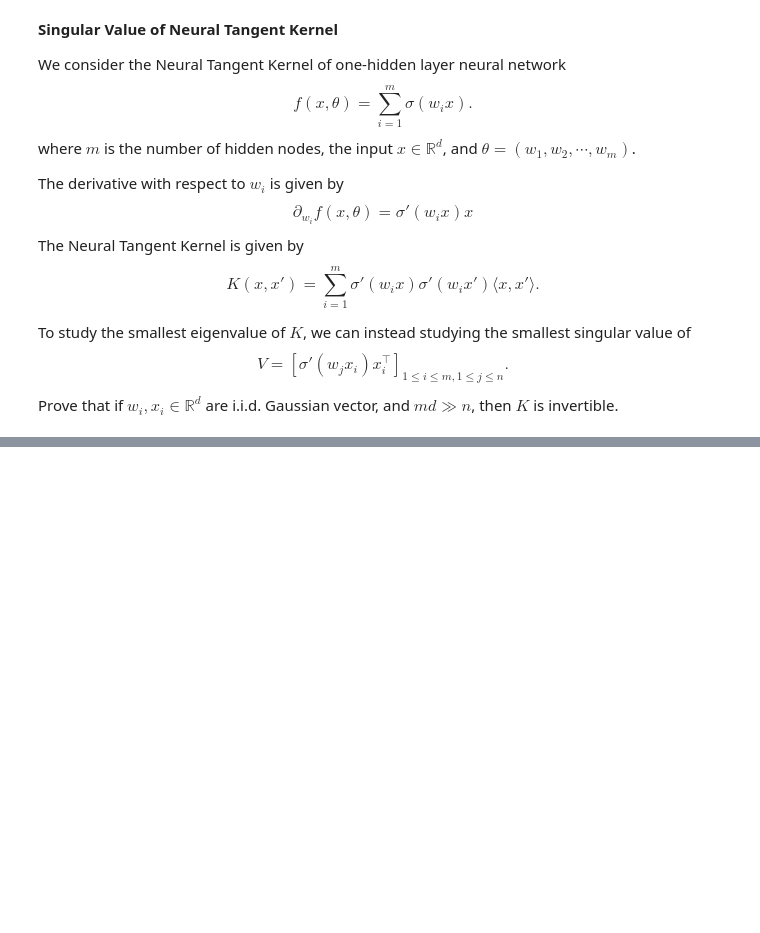
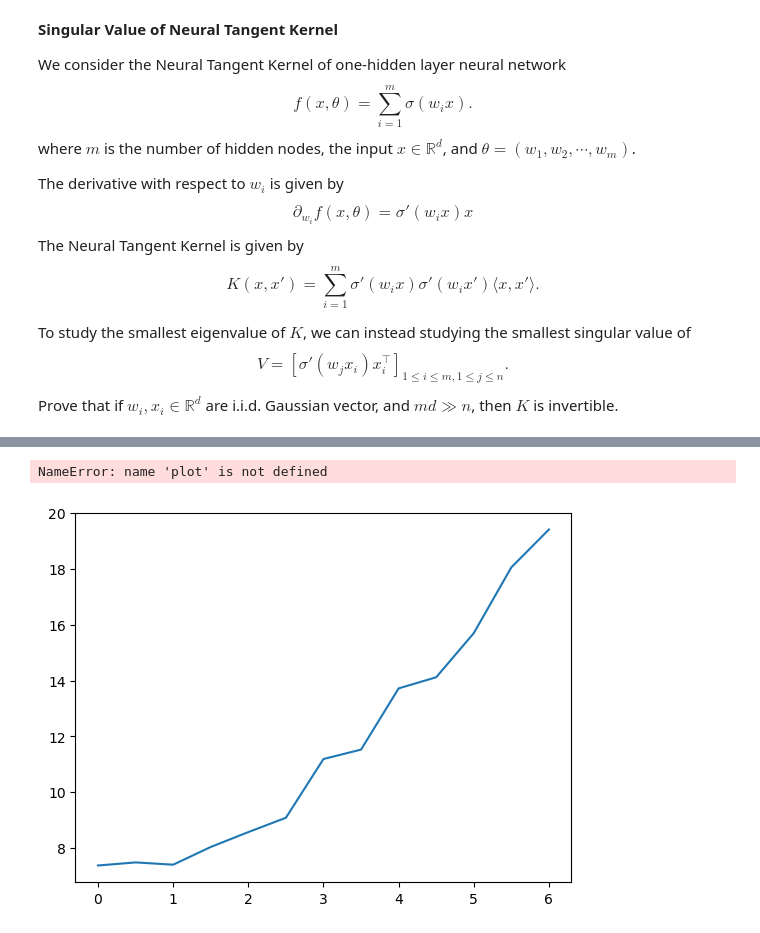
Before and after one commit to jiaoyang/Kernel-Matrix, a Jupyter notebook: Random_matrix_with_correlated_entries.ipynb, the cells around one changed output, grey strips where cells are left out. Cells and saved outputs as stored; diff of their text form; code cells hidden in the pictures; blank space fills up the shorter version.

```diff
--- a/Random_matrix_with_correlated_entries.ipynb
+++ b/Random_matrix_with_correlated_entries.ipynb
@@ -200,0 +274,4 @@ Prove that if $w_i,x_i\in \mathbb R^d$ are i.i.d. Gaussian vector, and $md\gg n$
+# %%
+v=np.eye(3)
+u=np.outer(v,v.transpose())
+u
@@ -200,0 +291,41 @@ Prove that if $w_i,x_i\in \mathbb R^d$ are i.i.d. Gaussian vector, and $md\gg n$
+# %%
+import numpy as np
+from matplotlib import pyplot as plt
+
+def Kfun(x):
+    (a,b)=x.shape
+    y=np.zeros((a,b))
+    for i in range(a):
+        for j in range(b):
+            if i!=j:
+                y[i,j]=x[i,j]**3
+    return y
+
+
+n=2000
+d=1600
+
+
+
+#return the outlier largest eigenvalue
+def extreme(snr):
+    v=np.random.normal(0,1,d)
+    Sigma=np.eye(d)+snr* np.outer(v,v)/np.dot(v,v)
+    data=np.random.normal(0,1,(n,d))
+    Gram=np.matmul(np.matmul(data,Sigma), data.transpose())/np.sqrt(n)
+    X2=Kfun(Gram)/np.sqrt(n)
+
+
+    la=np.linalg.eigvalsh(X2)
+    return(la[-1])
+
+snrlist=[0,0.5,1,1.5,2,2.5,3,3.5,4,4.5,5,5.5,6]
+eiglist=np.zeros(len(snrlist))
+for i in range(len(snrlist)):
+    eiglist[i]=extreme(snrlist[i])
+
+plt.plot(snrlist,eiglist)
+plot.show()
+# %% [output]
+NameError: name 'plot' is not defined
+[figure, added]
```
Also changed, not shown: parts of 15 cells of this notebook.
